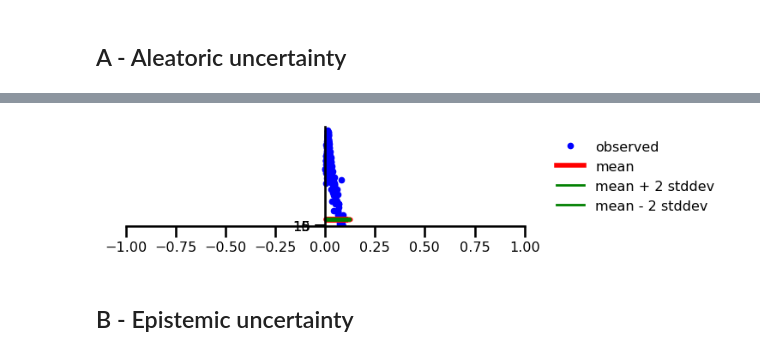
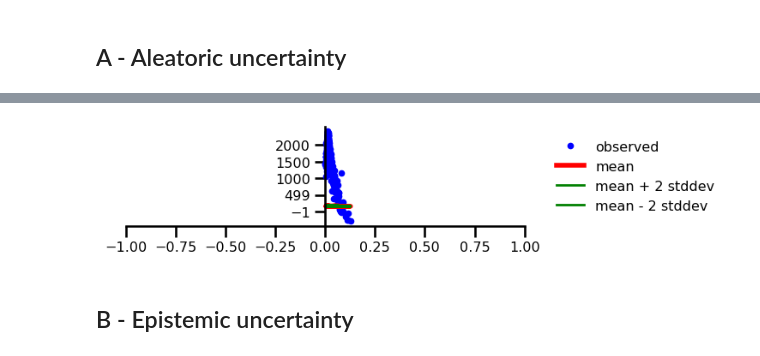
Before and after one commit to Simha-Kalimipalli/sentinel_sat_downloader, a Jupyter notebook: Estimate_prediction_process/uncertanity_example/Uncertainty_Tensorflow_and_Tensorflow_probability.ipynb, the cells around one changed output, grey strips where cells are left out. Saved outputs shown, nothing was run; the diff lists cells and outputs as text; code cells hidden in the pictures.

```diff
--- a/Estimate_prediction_process/uncertanity_example/Uncertainty_Tensorflow_and_Tensorflow_probability.ipynb
+++ b/Estimate_prediction_process/uncertanity_example/Uncertainty_Tensorflow_and_Tensorflow_probability.ipynb
@@ -486,6 +486,7 @@ y = df.values[:, -1]
 x = np.asarray(x).astype(np.float32)
 y= np.asarray(y).astype(np.float32)
 x_range = [-1, 1]
+y_range = [-1,2000]
 x_train, x_tst, y_train, y_tst = train_test_split(x, y, test_size=0.33)
 # print(x_tst)
 # %%
@@ -538,32 +539,34 @@ assert isinstance(yhat, tfd.Distribution)
 # %%
 #@title Figure 2: Aleatoric Uncertainty
 plt.figure(figsize=[6, 1.5])  # inches
 plt.plot(x, y, 'b.', label='observed');
 
 m = yhat.mean()
 s = yhat.stddev()
 
 plt.plot(x_tst, m, 'r', linewidth=4, label='mean');
 plt.plot(x_tst, m + 2 * s, 'g', linewidth=2, label=r'mean + 2 stddev');
 plt.plot(x_tst, m - 2 * s, 'g', linewidth=2, label=r'mean - 2 stddev');
 
-plt.ylim(-0.,2500);
-plt.yticks(np.linspace(0, 15, 4)[1:]);
+# plt.ylim(-0.,2500);
+# plt.yticks(np.linspace(0, 15, 4)[1:]);
+
+plt.yticks(np.linspace(*y_range, num=5));
 plt.xticks(np.linspace(*x_range, num=9));
 
 ax=plt.gca();
 ax.xaxis.set_ticks_position('bottom')
 ax.yaxis.set_ticks_position('left')
 ax.spines['left'].set_position(('data', 0))
 ax.spines['top'].set_visible(False)
 ax.spines['right'].set_visible(False)
 #ax.spines['left'].set_smart_bounds(True)
 #ax.spines['bottom'].set_smart_bounds(True)
 plt.legend(loc='center left', fancybox=True, framealpha=0., bbox_to_anchor=(1.05, 0.5))
 
 plt.savefig('images/a_uncertainty.png', bbox_inches='tight', dpi=300)
 # %% [output]
-[figure, old version]
+[figure, new version]
 # %% [markdown]
 ## B - Epistemic uncertainty
 # %%
```
Also changed, not shown: parts of 11 cells of this notebook, 5 other files.
